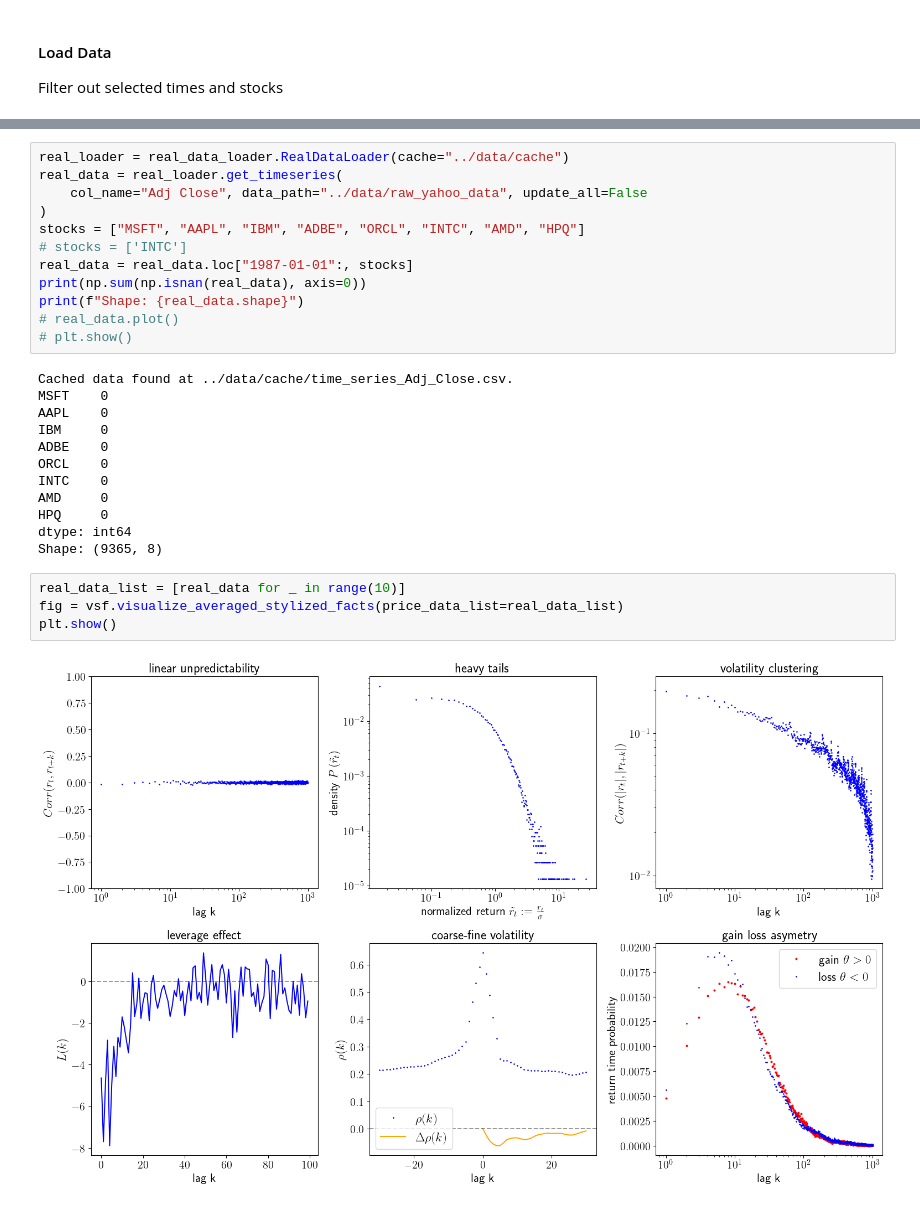
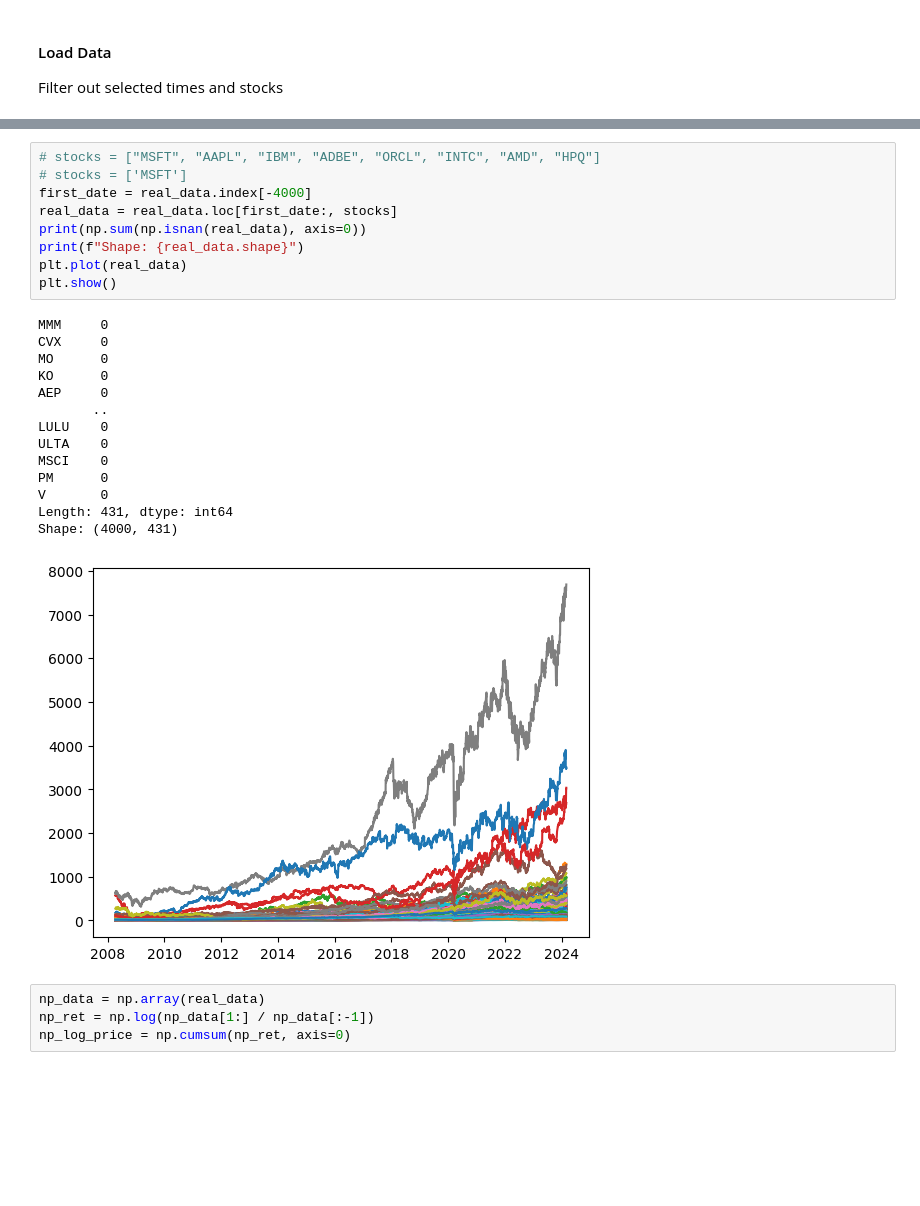
Before and after one commit to ncograf/synthetic_data, a Jupyter notebook: notebooks/stylized_facts.ipynb, the cells around one changed output, grey strips where cells are left out. Cells and saved outputs as stored; diff of their text form; blank space fills up the shorter version.

```diff
--- a/notebooks/stylized_facts.ipynb
+++ b/notebooks/stylized_facts.ipynb
@@ -23,30 +51,28 @@ Filter out selected times and stocks
 # %%
-real_loader = real_data_loader.RealDataLoader(cache="../data/cache")
-real_data = real_loader.get_timeseries(
-    col_name="Adj Close", data_path="../data/raw_yahoo_data", update_all=False
-)
-stocks = ["MSFT", "AAPL", "IBM", "ADBE", "ORCL", "INTC", "AMD", "HPQ"]
-# stocks = ['INTC']
-real_data = real_data.loc["1987-01-01":, stocks]
+# stocks = ["MSFT", "AAPL", "IBM", "ADBE", "ORCL", "INTC", "AMD", "HPQ"]
+# stocks = ['MSFT']
+first_date = real_data.index[-4000]
+real_data = real_data.loc[first_date:, stocks]
 print(np.sum(np.isnan(real_data), axis=0))
 print(f"Shape: {real_data.shape}")
-# real_data.plot()
-# plt.show()
+plt.plot(real_data)
+plt.show()
 # %% [output]
-Cached data found at ../data/cache/time_series_Adj_Close.csv.
-MSFT    0
-AAPL    0
-IBM     0
-ADBE    0
-ORCL    0
-INTC    0
-AMD     0
-HPQ     0
-dtype: int64
-Shape: (9365, 8)
+MMM     0
+CVX     0
+MO      0
+KO      0
+AEP     0
+       ..
+LULU    0
+ULTA    0
+MSCI    0
+PM      0
+V       0
+Length: 431, dtype: int64
+Shape: (4000, 431)
+[figure, added]
-# %%
-real_data_list = [real_data for _ in range(10)]
-fig = vsf.visualize_averaged_stylized_facts(price_data_list=real_data_list)
-plt.show()
-# %% [output]
-[figure, removed]
+# %%
+np_data = np.array(real_data)
+np_ret = np.log(np_data[1:] / np_data[:-1])
+np_log_price = np.cumsum(np_ret, axis=0)
```
Also changed, not shown: parts of 11 cells of this notebook, 9 other files.
